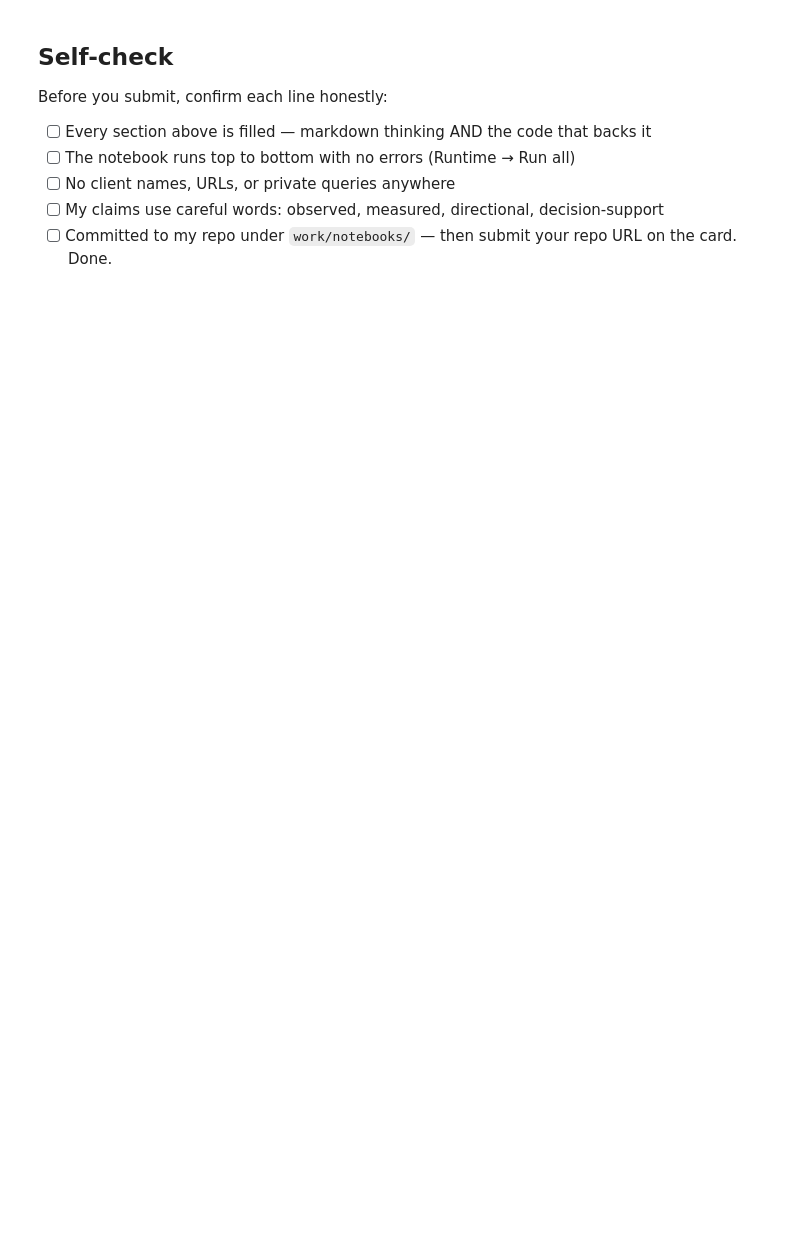
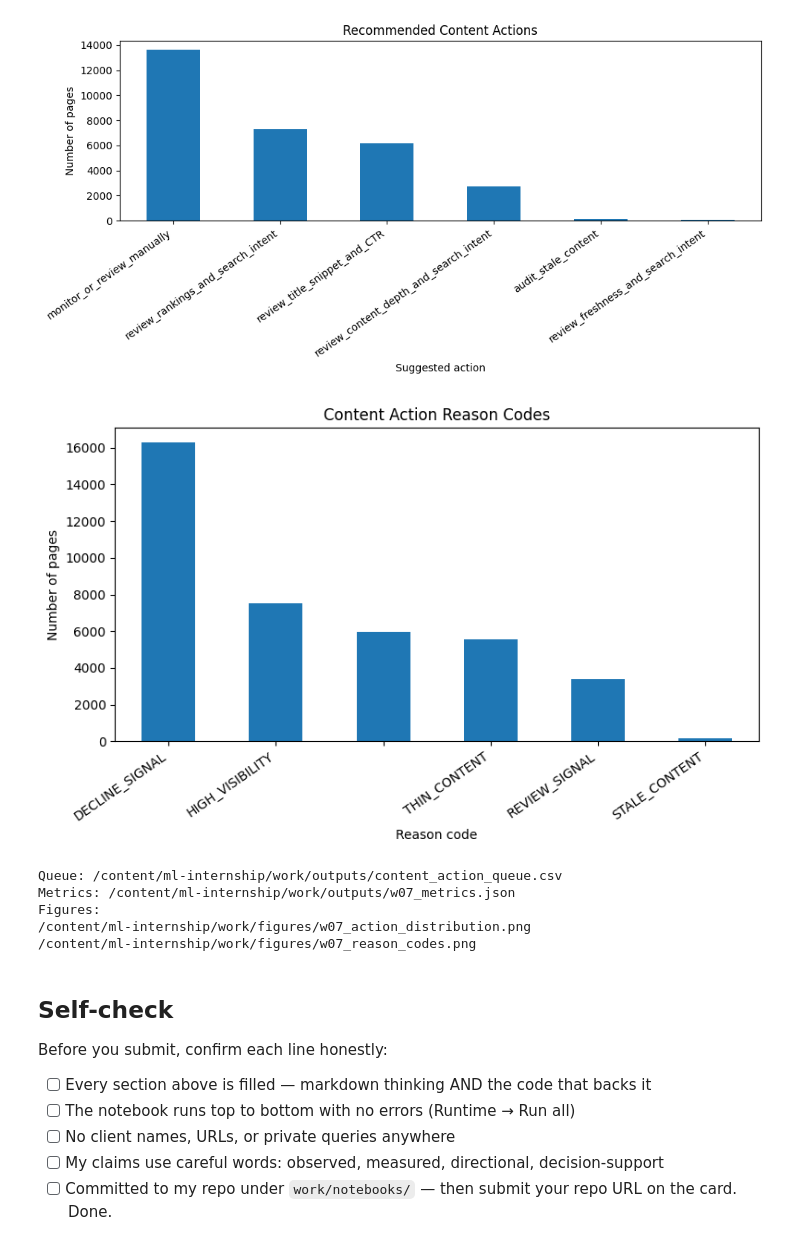
Before and after one commit to Dushyant1607/ml-internship, a Jupyter notebook: work/notebooks/w07_action_playbook.ipynb, the cells around one changed output. Saved outputs shown, nothing was run; the diff lists cells and outputs as text; code cells hidden in the pictures; blank space fills up the shorter version.

```diff
--- a/work/notebooks/w07_action_playbook.ipynb
+++ b/work/notebooks/w07_action_playbook.ipynb
@@ -44,3 +275,77 @@ This skeleton is yours to fill. Work the sections **in order** — each one has
+# %%
+import json
+import matplotlib.pyplot as plt
+
+OUTPUT = ROOT / "work/outputs"
+FIGURES = ROOT / "work/figures"
+
+OUTPUT.mkdir(parents=True, exist_ok=True)
+FIGURES.mkdir(parents=True, exist_ok=True)
+
+# Export ranked queue
+queue_path = OUTPUT / "content_action_queue.csv"
+action_queue.to_csv(queue_path, index=False)
+
+# Export metrics
+metrics = {
+    "dataset_rows": int(len(df)),
+    "queue_rows": int(len(action_queue)),
+    "declining_pages": int(queue["declining"].sum()),
+    "top_50_actions": action_queue.head(50)["suggested_action"].value_counts().to_dict(),
+    "click_value_proxy_total": round(float(queue["click_value_proxy"].sum()), 2),
+    "ranking_method": "transparent heuristic; not a validated predictive score",
+}
+
+metrics_path = OUTPUT / "w07_metrics.json"
+with open(metrics_path, "w") as f:
+    json.dump(metrics, f, indent=2)
+
+# Figure 1: Action distribution
+action_counts = action_queue["suggested_action"].value_counts()
+
+plt.figure(figsize=(10, 5))
+action_counts.plot(kind="bar")
+plt.title("Recommended Content Actions")
+plt.xlabel("Suggested action")
+plt.ylabel("Number of pages")
+plt.xticks(rotation=35, ha="right")
+plt.tight_layout()
+plt.savefig(FIGURES / "w07_action_distribution.png", dpi=150)
+plt.show()
+plt.close()
+
+# Figure 2: Reason-code distribution
+reason_counts = (
+    action_queue["reason_codes"]
+    .str.split(";")
+    .explode()
+    .value_counts()
+)
+
+plt.figure(figsize=(8, 5))
+reason_counts.plot(kind="bar")
+plt.title("Content Action Reason Codes")
+plt.xlabel("Reason code")
+plt.ylabel("Number of pages")
+plt.xticks(rotation=35, ha="right")
+plt.tight_layout()
+plt.savefig(FIGURES / "w07_reason_codes.png", dpi=150)
+plt.show()
+plt.close()
+
+print("Queue:", queue_path)
+print("Metrics:", metrics_path)
+print("Figures:")
+print(FIGURES / "w07_action_distribution.png")
+print(FIGURES / "w07_reason_codes.png")
+# %% [output]
+[figure, added]
+[figure, added]
+Queue: /content/ml-internship/work/outputs/content_action_queue.csv
+Metrics: /content/ml-internship/work/outputs/w07_metrics.json
+Figures:
+/content/ml-internship/work/figures/w07_action_distribution.png
+/content/ml-internship/work/figures/w07_reason_codes.png
 # %% [markdown]
 ## Self-check
 
```
Also changed, not shown: parts of 20 cells of this notebook.
